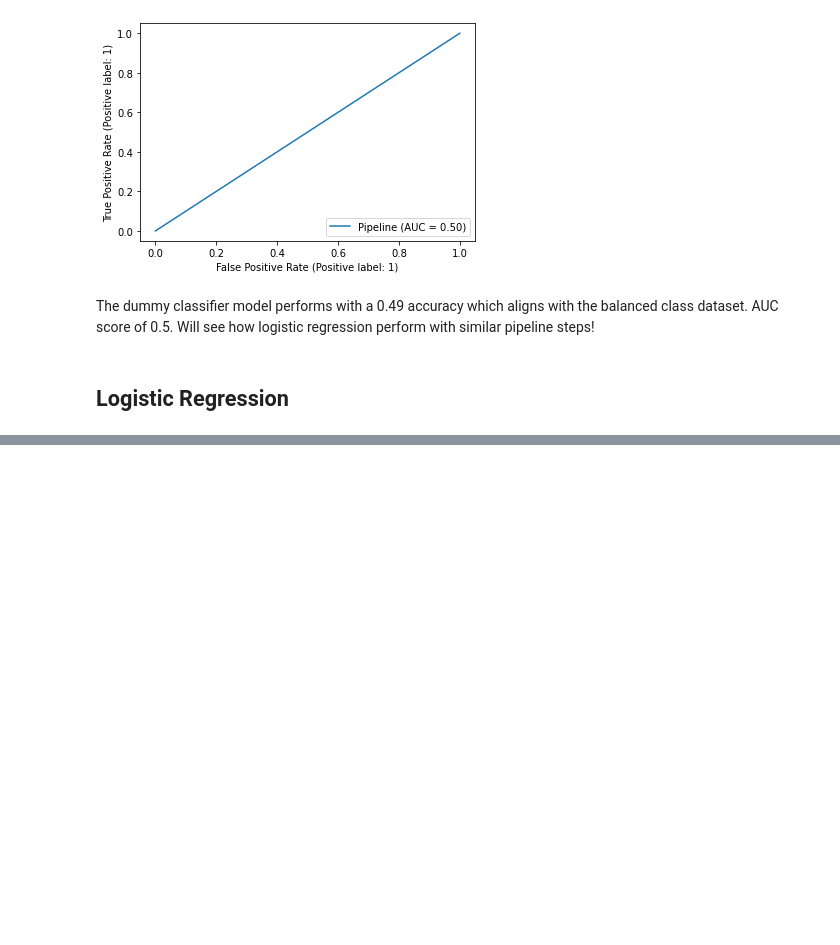
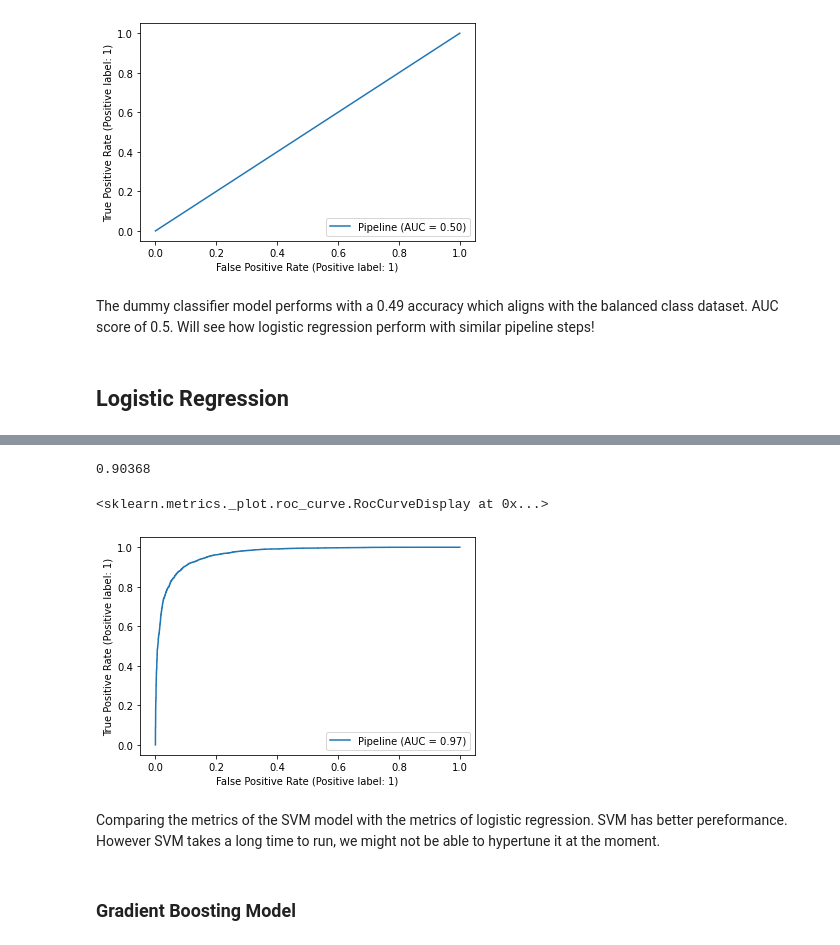
Before and after one commit to QiCai1995/NLP-Movie-Review-Sentiment, a Jupyter notebook: Modeling.ipynb, the cells around one changed output, grey strips where cells are left out. Drawn from its saved outputs; the diff is of its cells as text; code cells hidden in the pictures; blank space fills up the shorter version.

```diff
--- a/Modeling.ipynb
+++ b/Modeling.ipynb
@@ -126,0 +229,11 @@ The dummy classifier model performs with a 0.49 accuracy which aligns with the b
+# %%
+# Define SVM classifier (you can customize hyperparameters)
+svm_classifier = SVC(kernel='linear', C=1.0, random_state=42) # linear takes shorter time than poly
+# %%
+# create a pipeline with the svm classifier
+svm_pipe = Pipeline([('vectorizer', TfidfVectorizer(tokenizer=tokenizer.tokenize,
+                                        stop_words=stop_lst)), # NLP preprocessing: tokenize, remove stopwords, punctunations, lowercase
+                     ('svm', svm_classifier)])
+# %%
+# fit the svm pipeline to the training data
+svm_pipe.fit(X_train, y_train)
@@ -126,0 +265,13 @@ The dummy classifier model performs with a 0.49 accuracy which aligns with the b
+# %%
+accuracy_score(y_test, y_pred)
+# %% [output]
+0.90368
+# %%
+RocCurveDisplay.from_estimator( svm_pipe, X_test, y_test )
+# %% [output]
+<sklearn.metrics._plot.roc_curve.RocCurveDisplay at 0x...>
+[figure, added]
+# %% [markdown]
+Comparing the metrics of the SVM model with the metrics of logistic regression. SVM has better pereformance. However SVM takes a long time to run, we might not be able to hypertune it at the moment.
+# %% [markdown]
+### Gradient Boosting Model
```
Also changed, not shown: parts of 30 cells of this notebook, 1 other file.
